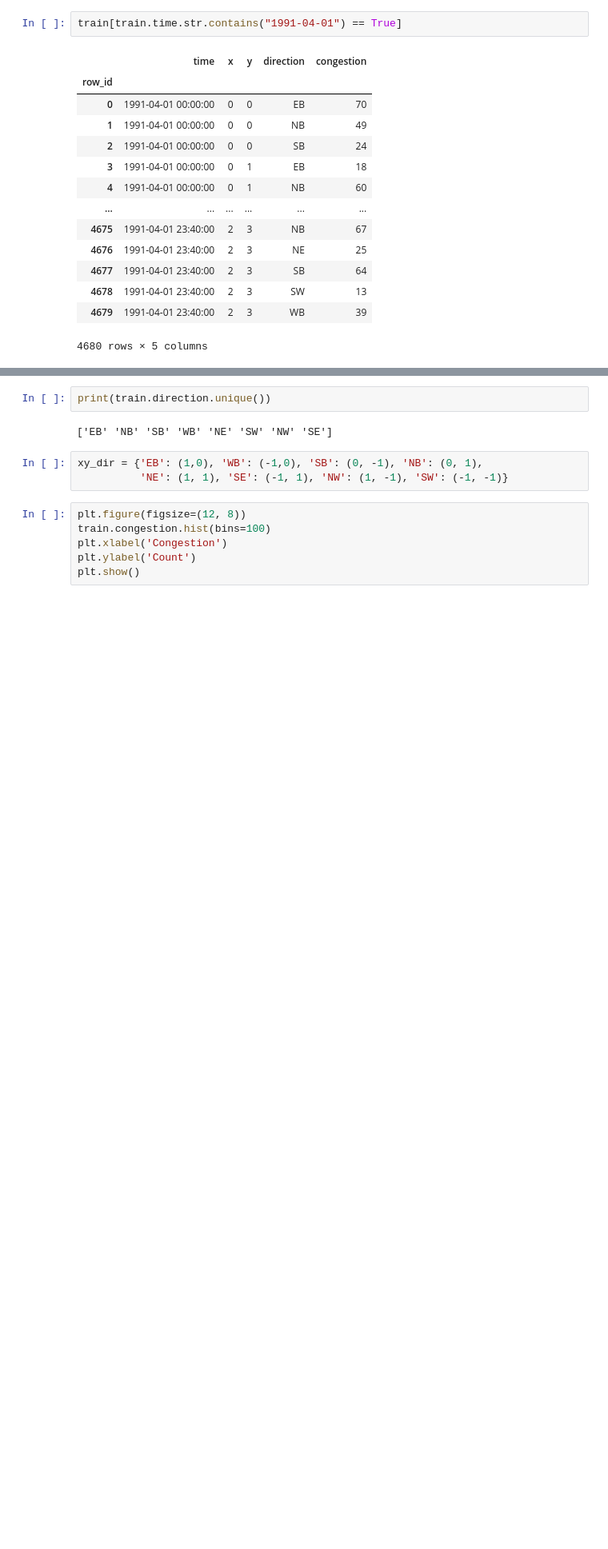
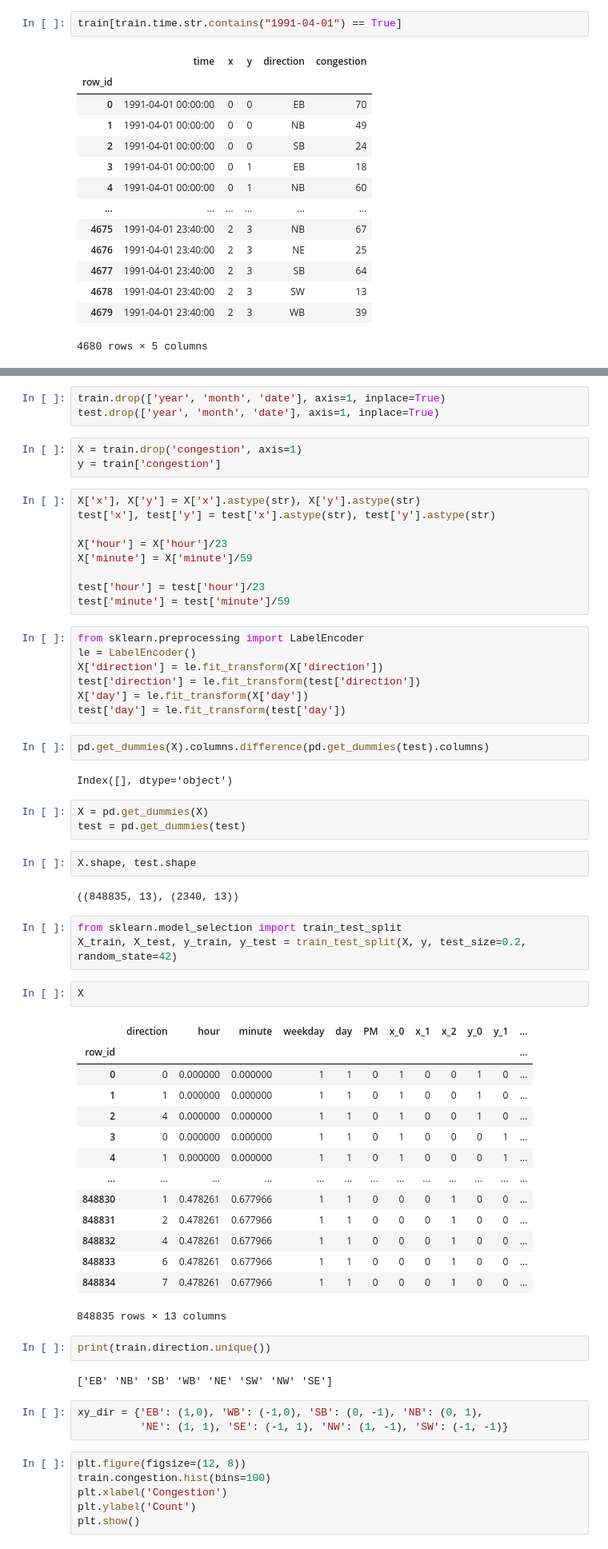
Before and after one commit to dawoonyoon/Dacon_competitions, a Jupyter notebook: kaggle/TPS.ipynb, the cells around one changed output, grey strips where cells are left out. Shown: that part at 80% size. Saved outputs shown, nothing was run; the diff lists cells and outputs as text; blank space fills up the shorter version.

```diff
--- a/kaggle/TPS.ipynb
+++ b/kaggle/TPS.ipynb
@@ -121,3 +229,56 @@ train
+# %%
+train.drop(['year', 'month', 'date'], axis=1, inplace=True)
+test.drop(['year', 'month', 'date'], axis=1, inplace=True)
+# %%
+X = train.drop('congestion', axis=1)
+y = train['congestion']
+# %%
+X['x'], X['y'] = X['x'].astype(str), X['y'].astype(str)
+test['x'], test['y'] = test['x'].astype(str), test['y'].astype(str)
+
+X['hour'] = X['hour']/23
+X['minute'] = X['minute']/59
+
+test['hour'] = test['hour']/23
+test['minute'] = test['minute']/59
+# %%
+from sklearn.preprocessing import LabelEncoder
+le = LabelEncoder()
+X['direction'] = le.fit_transform(X['direction'])
+test['direction'] = le.fit_transform(test['direction'])
+X['day'] = le.fit_transform(X['day'])
+test['day'] = le.fit_transform(test['day'])
+# %%
+pd.get_dummies(X).columns.difference(pd.get_dummies(test).columns)
+# %% [output]
+Index([], dtype='object')
+# %%
+X = pd.get_dummies(X)
+test = pd.get_dummies(test)
+# %%
+X.shape, test.shape
+# %% [output]
+((848835, 13), (2340, 13))
+# %%
+from sklearn.model_selection import train_test_split
+X_train, X_test, y_train, y_test = train_test_split(X, y, test_size=0.2, random_state=42)
+# %%
+X
+# %% [output]
+|  | direction | hour | minute | weekday | day | PM | x_0 | x_1 | x_2 | y_0 | y_1 | ... |
+| row_id |  |  |  |  |  |  |  |  |  |  |  | ... |
+| 0 | 0 | 0.000000 | 0.000000 | 1 | 1 | 0 | 1 | 0 | 0 | 1 | 0 | ... |
+| 1 | 1 | 0.000000 | 0.000000 | 1 | 1 | 0 | 1 | 0 | 0 | 1 | 0 | ... |
+| 2 | 4 | 0.000000 | 0.000000 | 1 | 1 | 0 | 1 | 0 | 0 | 1 | 0 | ... |
+| 3 | 0 | 0.000000 | 0.000000 | 1 | 1 | 0 | 1 | 0 | 0 | 0 | 1 | ... |
+| 4 | 1 | 0.000000 | 0.000000 | 1 | 1 | 0 | 1 | 0 | 0 | 0 | 1 | ... |
+| ... | ... | ... | ... | ... | ... | ... | ... | ... | ... | ... | ... | ... |
+| 848830 | 1 | 0.478261 | 0.677966 | 1 | 1 | 0 | 0 | 0 | 1 | 0 | 0 | ... |
+| 848831 | 2 | 0.478261 | 0.677966 | 1 | 1 | 0 | 0 | 0 | 1 | 0 | 0 | ... |
+| 848832 | 4 | 0.478261 | 0.677966 | 1 | 1 | 0 | 0 | 0 | 1 | 0 | 0 | ... |
+| 848833 | 6 | 0.478261 | 0.677966 | 1 | 1 | 0 | 0 | 0 | 1 | 0 | 0 | ... |
+| 848834 | 7 | 0.478261 | 0.677966 | 1 | 1 | 0 | 0 | 0 | 1 | 0 | 0 | ... |
+848835 rows × 13 columns
 # %%
 print(train.direction.unique())
 # %% [output]
```
Also changed, not shown: parts of 18 cells of this notebook.
